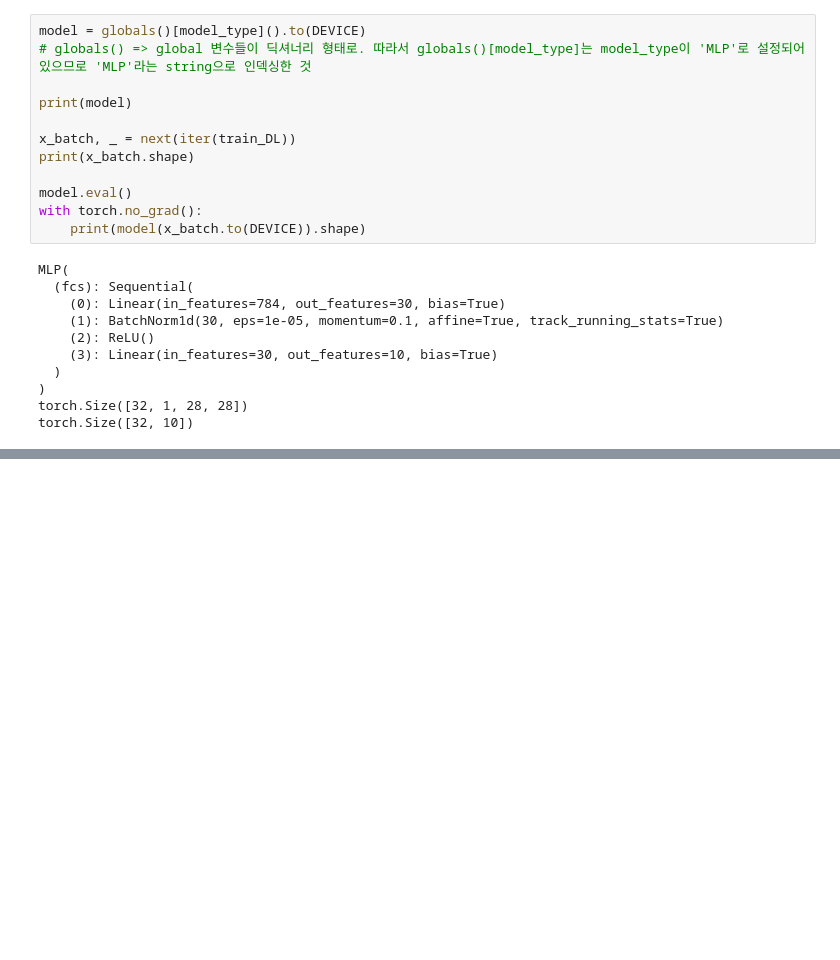
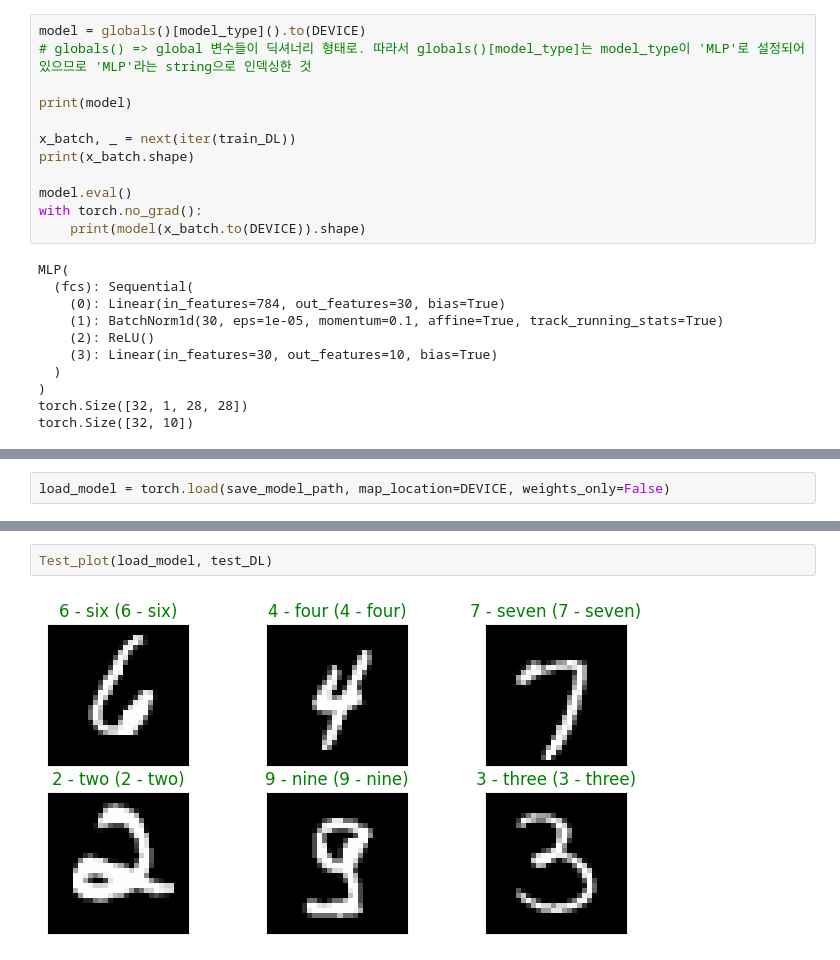
Before and after one commit to hajonghyun/installPytorch_study, a Jupyter notebook: 5_1_short_multiclass_classificaiton.ipynb, the cells around one changed output, grey strips where cells are left out. Cells and saved outputs as stored; diff of their text form; blank space fills up the shorter version.

```diff
--- a/5_1_short_multiclass_classificaiton.ipynb
+++ b/5_1_short_multiclass_classificaiton.ipynb
@@ -69,0 +94,2 @@ torch.Size([32, 10])
+# %%
+load_model = torch.load(save_model_path, map_location=DEVICE, weights_only=False)
@@ -69,0 +102,4 @@ torch.Size([32, 10])
+# %%
+Test_plot(load_model, test_DL)
+# %% [output]
+[figure, added]
```
Also changed, not shown: parts of 4 cells of this notebook.
